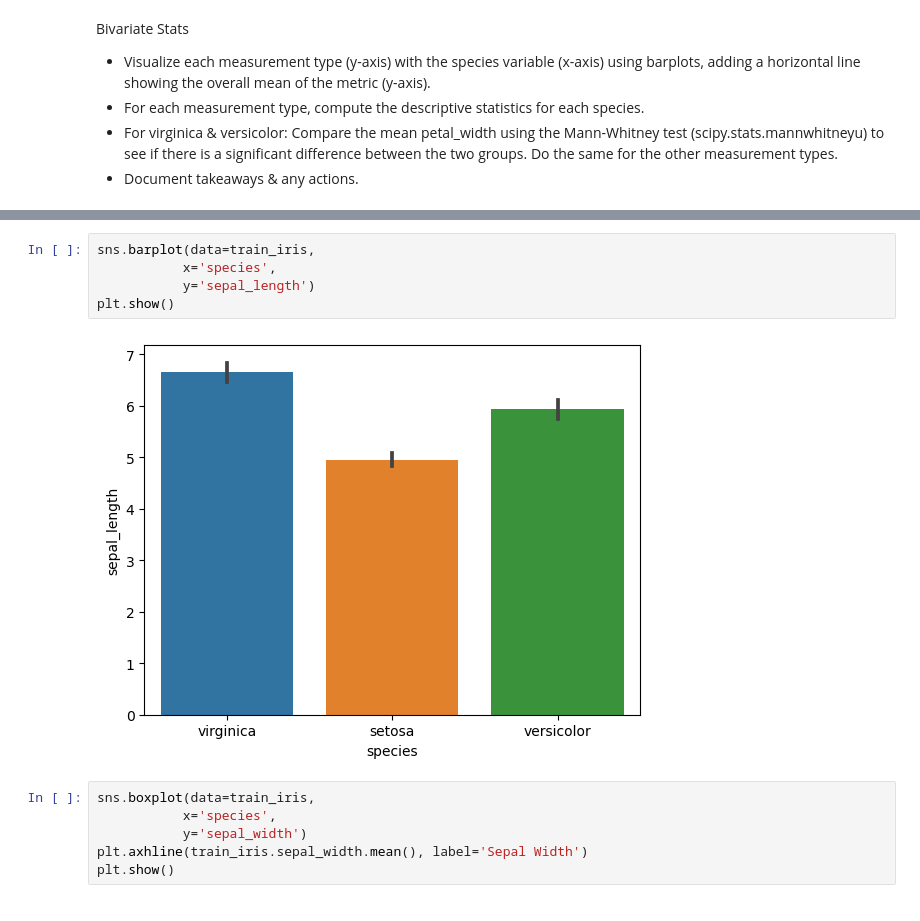
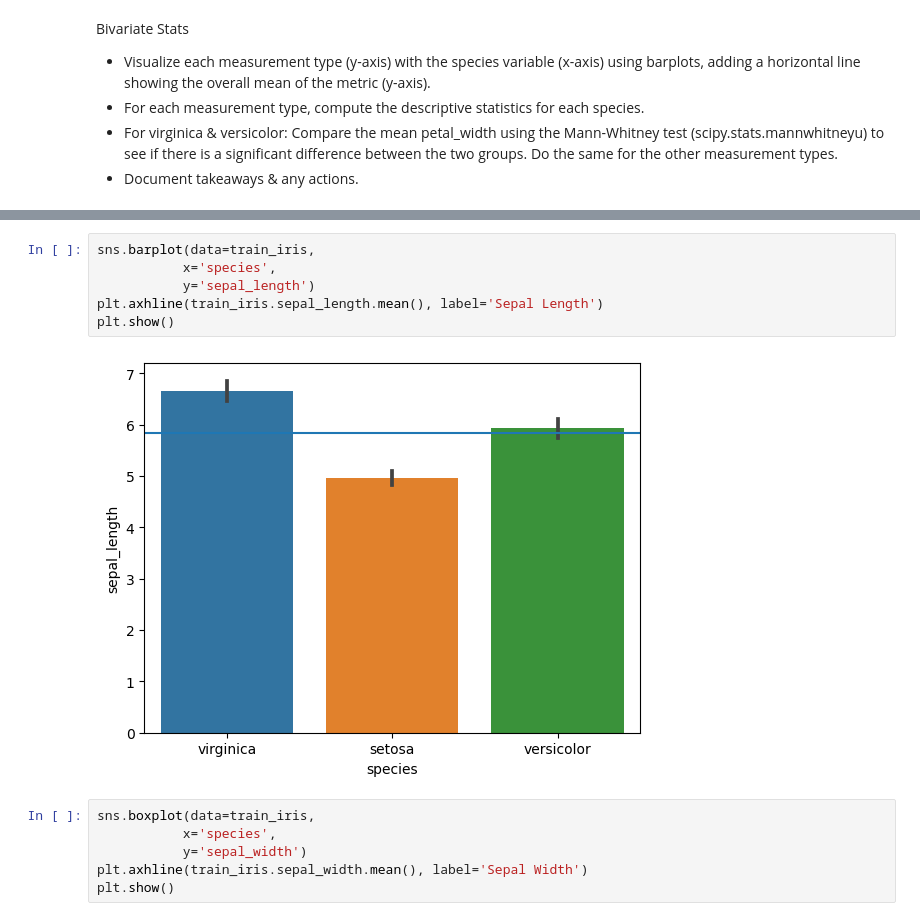
Before and after one commit to caroline-miller0921/classification_exercises, a Jupyter notebook: exploratory_analysis_exercises.ipynb, the cells around one changed output, grey strips where cells are left out. Saved outputs shown, nothing was run; the diff lists cells and outputs as text.

```diff
--- a/exploratory_analysis_exercises.ipynb
+++ b/exploratory_analysis_exercises.ipynb
@@ -215,10 +217,11 @@ plt.show()
 # %%
 sns.barplot(data=train_iris,
            x='species',
            y='sepal_length')
+plt.axhline(train_iris.sepal_length.mean(), label='Sepal Length')
 plt.show()
 # %% [output]
-[figure, old version]
+[figure, new version]
 # %%
 sns.boxplot(data=train_iris,
            x='species',
```
Also changed, not shown: parts of 18 cells of this notebook, 3 other files.
